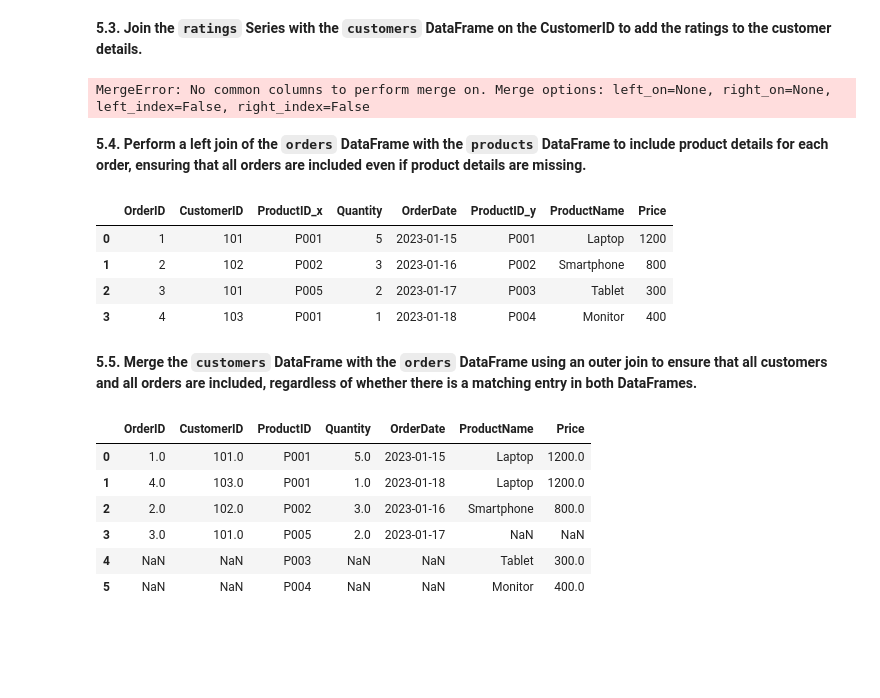
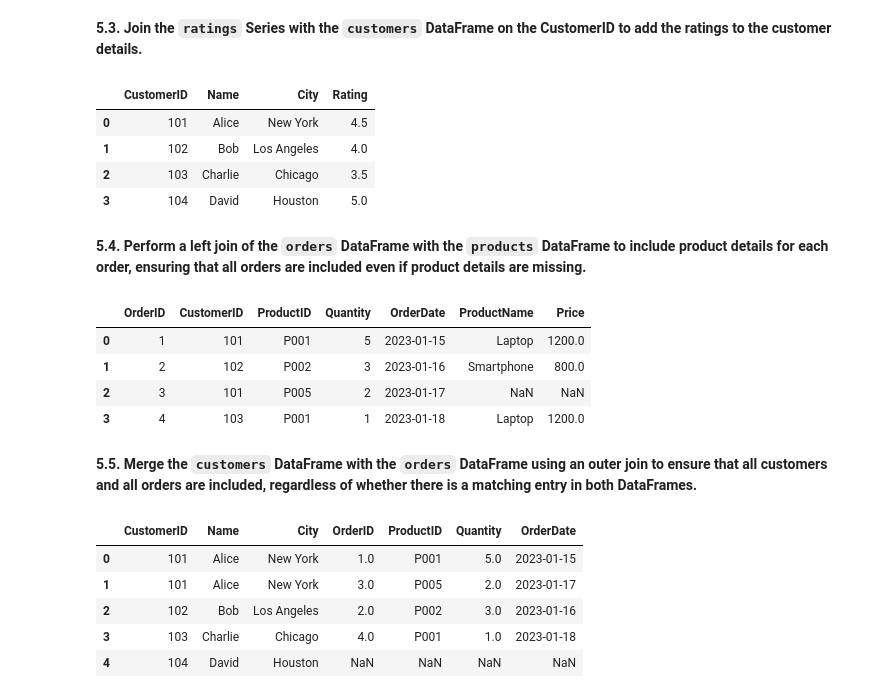
Before and after one commit to ConorJones05/STOR_320, a Jupyter notebook: week_7/Lab5.ipynb, the cells around one changed output. Drawn from its saved outputs; the diff is of its cells as text; code cells hidden in the pictures; blank space fills up the shorter version.

```diff
--- a/week_7/Lab5.ipynb
+++ b/week_7/Lab5.ipynb
@@ -111,29 +132,35 @@ ordersandcustomers.merge(products, on=['ProductID'])
 | 2 | 2 | 102 | P002 | 3 | 2023-01-16 | Bob | Los Angeles | Smartphone | 800 |
 # %% [markdown]
 **5.3. Join the `ratings` Series with the `customers` DataFrame on the CustomerID to add the ratings to the customer details.**
-# %%
-customers.merge(ratings.to_frame().set_index)
-# %% [output]
-MergeError: No common columns to perform merge on. Merge options: left_on=None, right_on=None, left_index=False, right_index=False
+# %%
+customers_with_ratings = customers.join(ratings, on='CustomerID')
+customers_with_ratings
+# %% [output]
+|  | CustomerID | Name | City | Rating |
+| 0 | 101 | Alice | New York | 4.5 |
+| 1 | 102 | Bob | Los Angeles | 4.0 |
+| 2 | 103 | Charlie | Chicago | 3.5 |
+| 3 | 104 | David | Houston | 5.0 |
 # %% [markdown]
 **5.4. Perform a left join of the `orders` DataFrame with the `products` DataFrame to include product details for each order, ensuring that all orders are included even if product details are missing.**
-# %%
-pd.merge(orders, products, left_index=True, right_index=True)
-# %% [output]
-|  | OrderID | CustomerID | ProductID_x | Quantity | OrderDate | ProductID_y | ProductName | Price |
-| 0 | 1 | 101 | P001 | 5 | 2023-01-15 | P001 | Laptop | 1200 |
-| 1 | 2 | 102 | P002 | 3 | 2023-01-16 | P002 | Smartphone | 800 |
-| 2 | 3 | 101 | P005 | 2 | 2023-01-17 | P003 | Tablet | 300 |
-| 3 | 4 | 103 | P001 | 1 | 2023-01-18 | P004 | Monitor | 400 |
+# %%
+left_join_result = orders.merge(products, on='ProductID', how='left')
+left_join_result
+# %% [output]
+|  | OrderID | CustomerID | ProductID | Quantity | OrderDate | ProductName | Price |
+| 0 | 1 | 101 | P001 | 5 | 2023-01-15 | Laptop | 1200.0 |
+| 1 | 2 | 102 | P002 | 3 | 2023-01-16 | Smartphone | 800.0 |
+| 2 | 3 | 101 | P005 | 2 | 2023-01-17 | NaN | NaN |
+| 3 | 4 | 103 | P001 | 1 | 2023-01-18 | Laptop | 1200.0 |
 # %% [markdown]
 **5.5. Merge the `customers` DataFrame with the `orders` DataFrame using an outer join to ensure that all customers and all orders are included, regardless of whether there is a matching entry in both DataFrames.**
 # %%
-pd.merge(orders, products, how='outer')
+outer_join_result = pd.merge(customers, orders, on='CustomerID', how='outer')
+outer_join_result
 # %% [output]
-|  | OrderID | CustomerID | ProductID | Quantity | OrderDate | ProductName | Price |
-| 0 | 1.0 | 101.0 | P001 | 5.0 | 2023-01-15 | Laptop | 1200.0 |
-| 1 | 4.0 | 103.0 | P001 | 1.0 | 2023-01-18 | Laptop | 1200.0 |
-| 2 | 2.0 | 102.0 | P002 | 3.0 | 2023-01-16 | Smartphone | 800.0 |
-| 3 | 3.0 | 101.0 | P005 | 2.0 | 2023-01-17 | NaN | NaN |
-| 4 | NaN | NaN | P003 | NaN | NaN | Tablet | 300.0 |
-| 5 | NaN | NaN | P004 | NaN | NaN | Monitor | 400.0 |
+|  | CustomerID | Name | City | OrderID | ProductID | Quantity | OrderDate |
+| 0 | 101 | Alice | New York | 1.0 | P001 | 5.0 | 2023-01-15 |
+| 1 | 101 | Alice | New York | 3.0 | P005 | 2.0 | 2023-01-17 |
+| 2 | 102 | Bob | Los Angeles | 2.0 | P002 | 3.0 | 2023-01-16 |
+| 3 | 103 | Charlie | Chicago | 4.0 | P001 | 1.0 | 2023-01-18 |
+| 4 | 104 | David | Houston | NaN | NaN | NaN | NaN |
```
Also changed, not shown: parts of 7 cells of this notebook, 13 other files.
